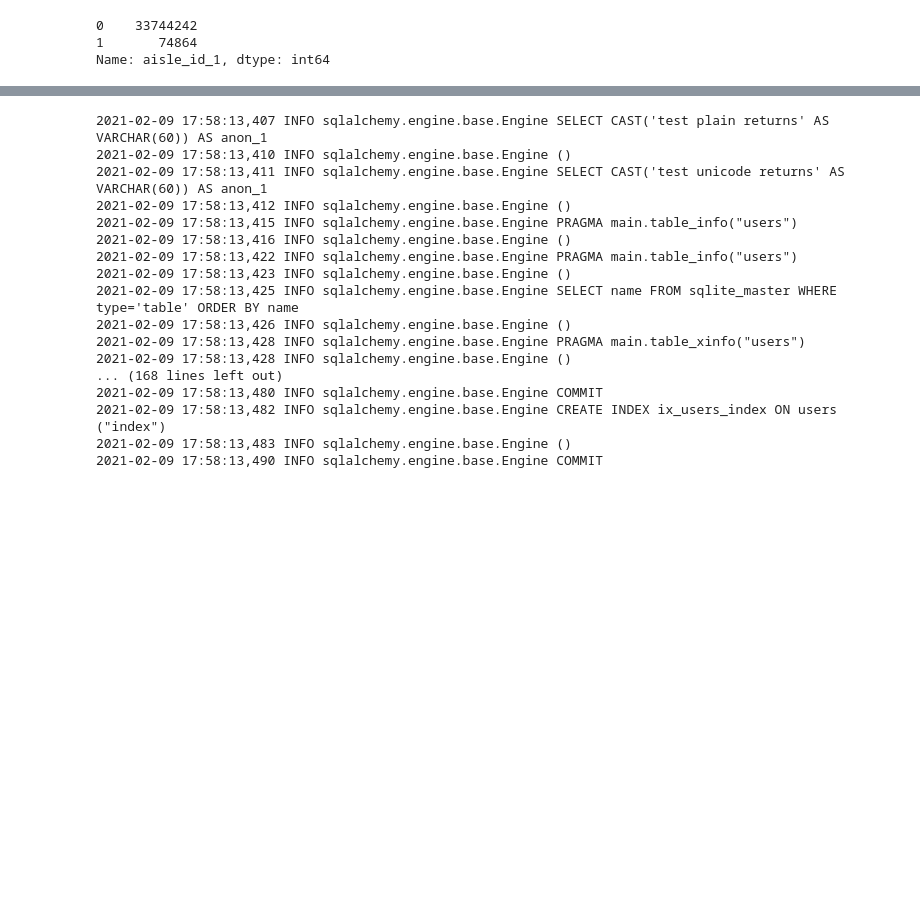
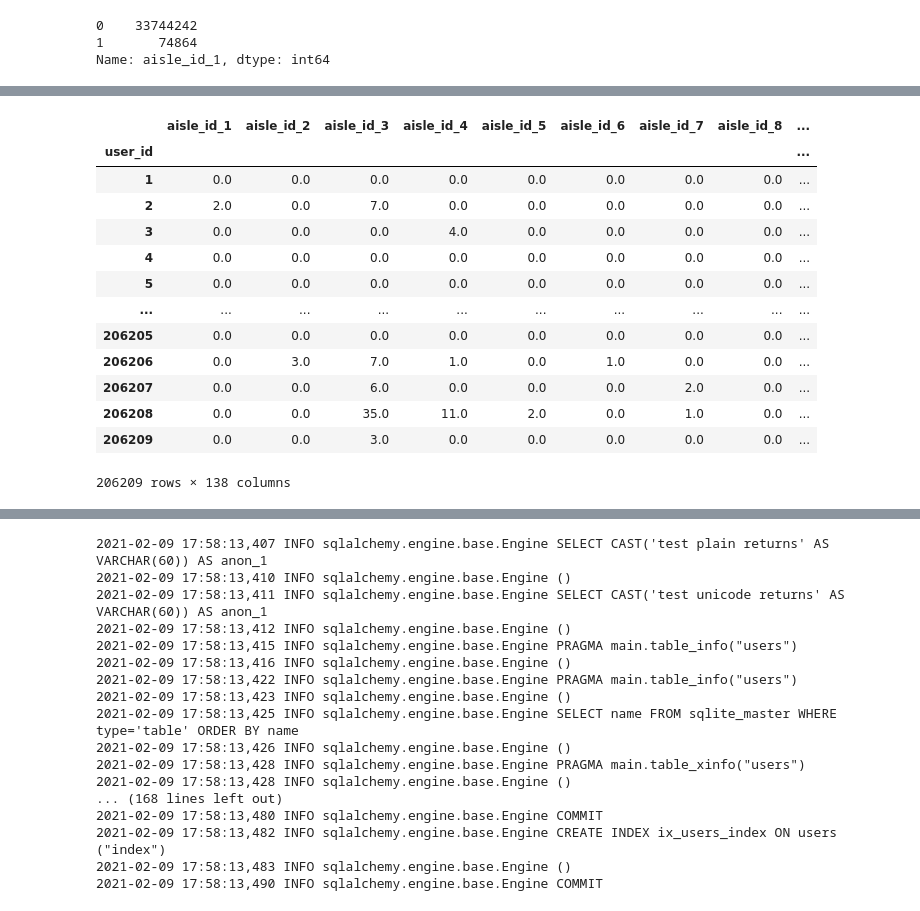
Before and after one commit to melodygr/grocery_recommendation, a Jupyter notebook: Capstone_Project.ipynb, the cells around one changed output, grey strips where cells are left out. Cells and saved outputs as stored; diff of their text form; code cells hidden in the pictures; blank space fills up the shorter version.

```diff
--- a/Capstone_Project.ipynb
+++ b/Capstone_Project.ipynb
@@ -883,0 +856,31 @@ MemoryError: Unable to allocate 33.8 GiB for an array with shape (134, 33819106)
+# %%
+grouped_user1['mode_order_dow'] = group1.order_dow
+grouped_user2['mode_order_dow'] = group2.order_dow
+grouped_user3['mode_order_dow'] = group3.order_dow
+# %%
+grouped_user1['median_order_hour'] = group1.order_hour_of_day
+grouped_user2['median_order_hour'] = group2.order_hour_of_day
+grouped_user3['median_order_hour'] = group3.order_hour_of_day
+# %%
+grouped_user1.drop(columns=['order_number', 'order_dow', 'order_hour_of_day', 'days_since_prior_order'], inplace=True)
+grouped_user2.drop(columns=['order_number', 'order_dow', 'order_hour_of_day', 'days_since_prior_order'], inplace=True)
+grouped_user3.drop(columns=['order_number', 'order_dow', 'order_hour_of_day', 'days_since_prior_order'], inplace=True)
+# %%
+grouped_users = pd.concat([grouped_user1, grouped_user2, grouped_user3], axis=0)
+# %%
+grouped_users
+# %% [output]
+|  | aisle_id_1 | aisle_id_2 | aisle_id_3 | aisle_id_4 | aisle_id_5 | aisle_id_6 | aisle_id_7 | aisle_id_8 | ... |
+| user_id |  |  |  |  |  |  |  |  | ... |
+| 1 | 0.0 | 0.0 | 0.0 | 0.0 | 0.0 | 0.0 | 0.0 | 0.0 | ... |
+| 2 | 2.0 | 0.0 | 7.0 | 0.0 | 0.0 | 0.0 | 0.0 | 0.0 | ... |
+| 3 | 0.0 | 0.0 | 0.0 | 4.0 | 0.0 | 0.0 | 0.0 | 0.0 | ... |
+| 4 | 0.0 | 0.0 | 0.0 | 0.0 | 0.0 | 0.0 | 0.0 | 0.0 | ... |
+| 5 | 0.0 | 0.0 | 0.0 | 0.0 | 0.0 | 0.0 | 0.0 | 0.0 | ... |
+| ... | ... | ... | ... | ... | ... | ... | ... | ... | ... |
+| 206205 | 0.0 | 0.0 | 0.0 | 0.0 | 0.0 | 0.0 | 0.0 | 0.0 | ... |
+| 206206 | 0.0 | 3.0 | 7.0 | 1.0 | 0.0 | 1.0 | 0.0 | 0.0 | ... |
+| 206207 | 0.0 | 0.0 | 6.0 | 0.0 | 0.0 | 0.0 | 2.0 | 0.0 | ... |
+| 206208 | 0.0 | 0.0 | 35.0 | 11.0 | 2.0 | 0.0 | 1.0 | 0.0 | ... |
+| 206209 | 0.0 | 0.0 | 3.0 | 0.0 | 0.0 | 0.0 | 0.0 | 0.0 | ... |
+206209 rows × 138 columns
```
Also changed, not shown: parts of 40 cells of this notebook, 3 other files.
